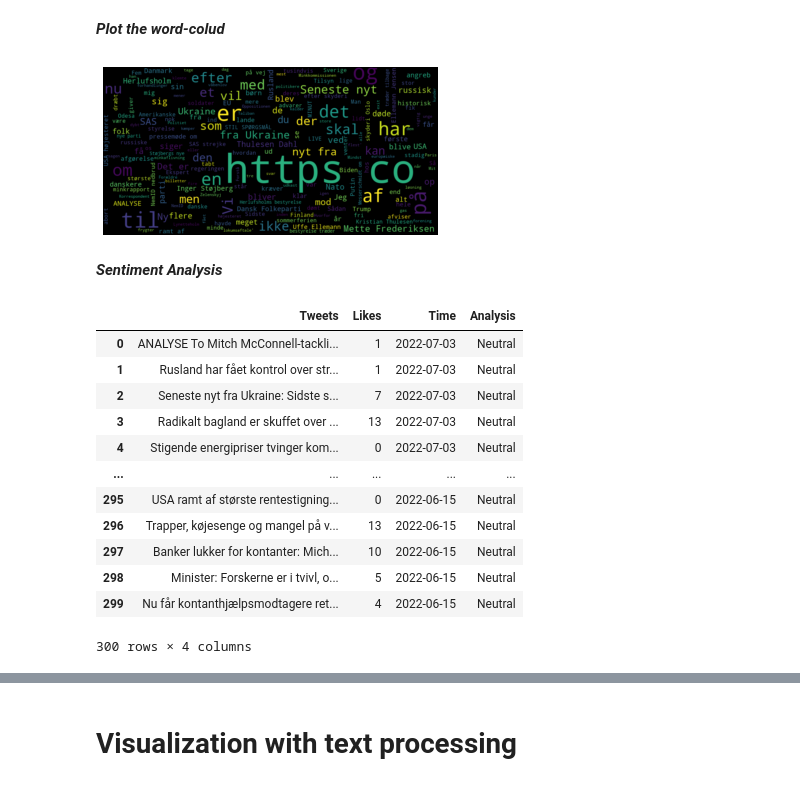
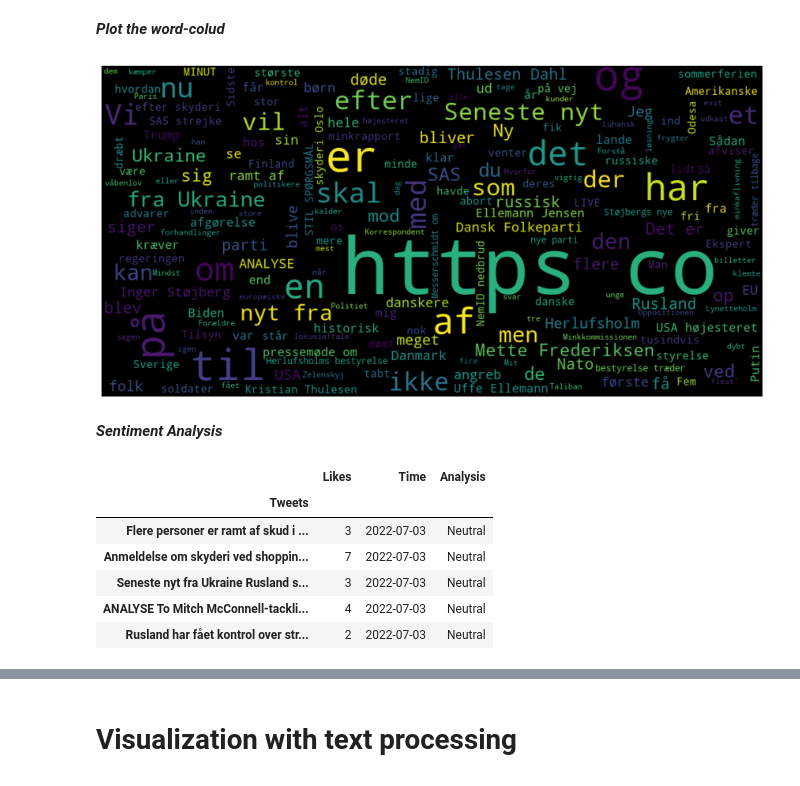
Before and after one commit to mrchapagain/SocialNetworkAnalytics, a Jupyter notebook: TwiteerDataAnalytics.ipynb, the cells around one changed output, grey strips where cells are left out. Cells and saved outputs as stored; diff of their text form; code cells hidden in the pictures.

```diff
--- a/TwiteerDataAnalytics.ipynb
+++ b/TwiteerDataAnalytics.ipynb
@@ -134,0 +62,5 @@ df.head()
+# %%
+df=tweets_by_user("DRNyheder")
+#now lets make only tweets thats has not Re-Tweeted!
+df_user_tweet= df[~df.Tweets.str.contains("RT")].set_index('Tweets')
+df_user_tweet.head()
@@ -135,7 +75,7 @@ df.head()
 # %%
 # Top most liked tweets
-mostlike= df.loc[df.Likes.nlargest(5).index].set_index("Tweets")
-mostlike
+mostlike= df_user_tweet.loc[df_user_tweet.Likes.nlargest(10).index]
+mostlike.head()
 # %% [output]
 |  | Likes | Time | User |
 | Tweets |  |  |  |
@@ -149,13 +89,14 @@ mostlike
 # %%
 #Plot the word cloud
 from wordcloud import WordCloud
 allWords= ' '.join( [twts for twts in df['Tweets']] )
 wordCloud = WordCloud(width= 1000, height=500, random_state=21, max_font_size= 119).generate(allWords)
+plt.figure(figsize=(15,10))
 plt.imshow(wordCloud, interpolation = "bilinear")
 plt.axis('off')
 plt.show()
 # %% [output]
-[figure, old version]
+[figure, new version]
 # %% [markdown]
 ***Sentiment Analysis***
 # %%
@@ -199,16 +141,11 @@ def SentimentAnalysis(df):
-# %%
-SentimentAnalysis(df)
-# %% [output]
-|  | Tweets | Likes | Time | Analysis |
-| 0 | ANALYSE To Mitch McConnell-tackli... | 1 | 2022-07-03 | Neutral |
-| 1 | Rusland har fået kontrol over str... | 1 | 2022-07-03 | Neutral |
-| 2 | Seneste nyt fra Ukraine: Sidste s... | 7 | 2022-07-03 | Neutral |
-| 3 | Radikalt bagland er skuffet over ... | 13 | 2022-07-03 | Neutral |
-| 4 | Stigende energipriser tvinger kom... | 0 | 2022-07-03 | Neutral |
-| ... | ... | ... | ... | ... |
-| 295 | USA ramt af største rentestigning... | 0 | 2022-06-15 | Neutral |
-| 296 | Trapper, køjesenge og mangel på v... | 13 | 2022-06-15 | Neutral |
-| 297 | Banker lukker for kontanter: Mich... | 10 | 2022-06-15 | Neutral |
-| 298 | Minister: Forskerne er i tvivl, o... | 5 | 2022-06-15 | Neutral |
-| 299 | Nu får kontanthjælpsmodtagere ret... | 4 | 2022-06-15 | Neutral |
-300 rows × 4 columns
+# %%
+df_sentiment=SentimentAnalysis(df).set_index("Tweets")
+df_sentiment[['Likes', 'Time', 'Analysis']].head()
+# %% [output]
+|  | Likes | Time | Analysis |
+| Tweets |  |  |  |
+| Flere personer er ramt af skud i ... | 3 | 2022-07-03 | Neutral |
+| Anmeldelse om skyderi ved shoppin... | 7 | 2022-07-03 | Neutral |
+| Seneste nyt fra Ukraine Rusland s... | 3 | 2022-07-03 | Neutral |
+| ANALYSE To Mitch McConnell-tackli... | 4 | 2022-07-03 | Neutral |
+| Rusland har fået kontrol over str... | 2 | 2022-07-03 | Neutral |
```
Also changed, not shown: parts of 23 cells of this notebook.
